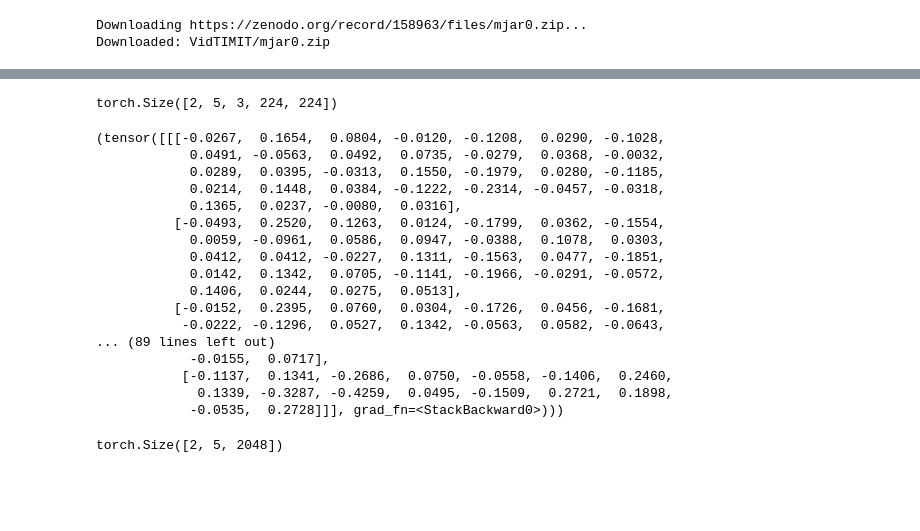
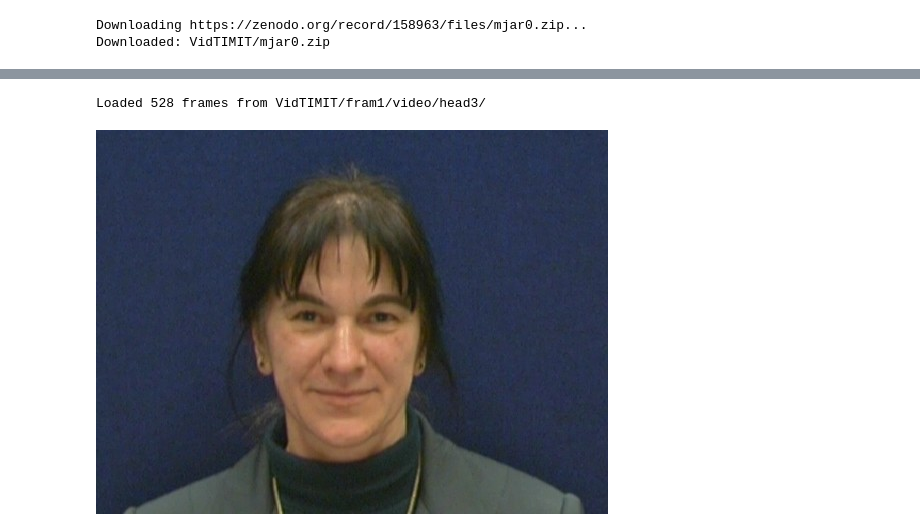
Before and after one commit to finos-labs/dtcch-2025-bbva, a Jupyter notebook: deepfake_detector.ipynb, the cells around one changed output, grey strips where cells are left out. Drawn from its saved outputs; the diff is of its cells as text; code cells hidden in the pictures; blank space fills up the shorter version.

```diff
--- a/deepfake_detector.ipynb
+++ b/deepfake_detector.ipynb
@@ -236,4 +328,0 @@ except Exception as e:
-# %%
-dummy_x1.shape
-# %% [output]
-torch.Size([2, 5, 3, 224, 224])
@@ -245,24 +328,0 @@ x1 = model.resnet(x1_seq).view(batch_size, seq_len, -1)
-# %%
-model.lstm(x1)
-# %% [output]
-(tensor([[[-0.0267,  0.1654,  0.0804, -0.0120, -0.1208,  0.0290, -0.1028,
-            0.0491, -0.0563,  0.0492,  0.0735, -0.0279,  0.0368, -0.0032,
-            0.0289,  0.0395, -0.0313,  0.1550, -0.1979,  0.0280, -0.1185,
-            0.0214,  0.1448,  0.0384, -0.1222, -0.2314, -0.0457, -0.0318,
-            0.1365,  0.0237, -0.0080,  0.0316],
-          [-0.0493,  0.2520,  0.1263,  0.0124, -0.1799,  0.0362, -0.1554,
-            0.0059, -0.0961,  0.0586,  0.0947, -0.0388,  0.1078,  0.0303,
-            0.0412,  0.0412, -0.0227,  0.1311, -0.1563,  0.0477, -0.1851,
-            0.0142,  0.1342,  0.0705, -0.1141, -0.1966, -0.0291, -0.0572,
-            0.1406,  0.0244,  0.0275,  0.0513],
-          [-0.0152,  0.2395,  0.0760,  0.0304, -0.1726,  0.0456, -0.1681,
-           -0.0222, -0.1296,  0.0527,  0.1342, -0.0563,  0.0582, -0.0643,
-... (89 lines left out)
-            -0.0155,  0.0717],
-           [-0.1137,  0.1341, -0.2686,  0.0750, -0.0558, -0.1406,  0.2460,
-             0.1339, -0.3287, -0.4259,  0.0495, -0.1509,  0.2721,  0.1898,
-            -0.0535,  0.2728]]], grad_fn=<StackBackward0>)))
-# %%
-x1.shape
-# %% [output]
-torch.Size([2, 5, 2048])
@@ -268,0 +368,19 @@ torch.Size([2, 5, 2048])
+# %%
+# Path to the folder containing frames
+frames_folder = "VidTIMIT/fram1/video/head3/"
+
+# Get all JPEG files sorted by filename (frame order)
+frame_files = sorted([f for f in os.listdir(frames_folder)])
+
+# Read frames one by one
+frames = []
+for frame_file in frame_files:
+    frame_path = os.path.join(frames_folder, frame_file)
+    frame = Image.open(frame_path).convert("RGB")  # Convert to RGB
+    frames.append(frame)
+
+print(f"Loaded {len(frames)} frames from {frames_folder}")
+frames[0]
+# %% [output]
+Loaded 528 frames from VidTIMIT/fram1/video/head3/
+[figure, added]
```
Also changed, not shown: parts of 28 cells of this notebook.
